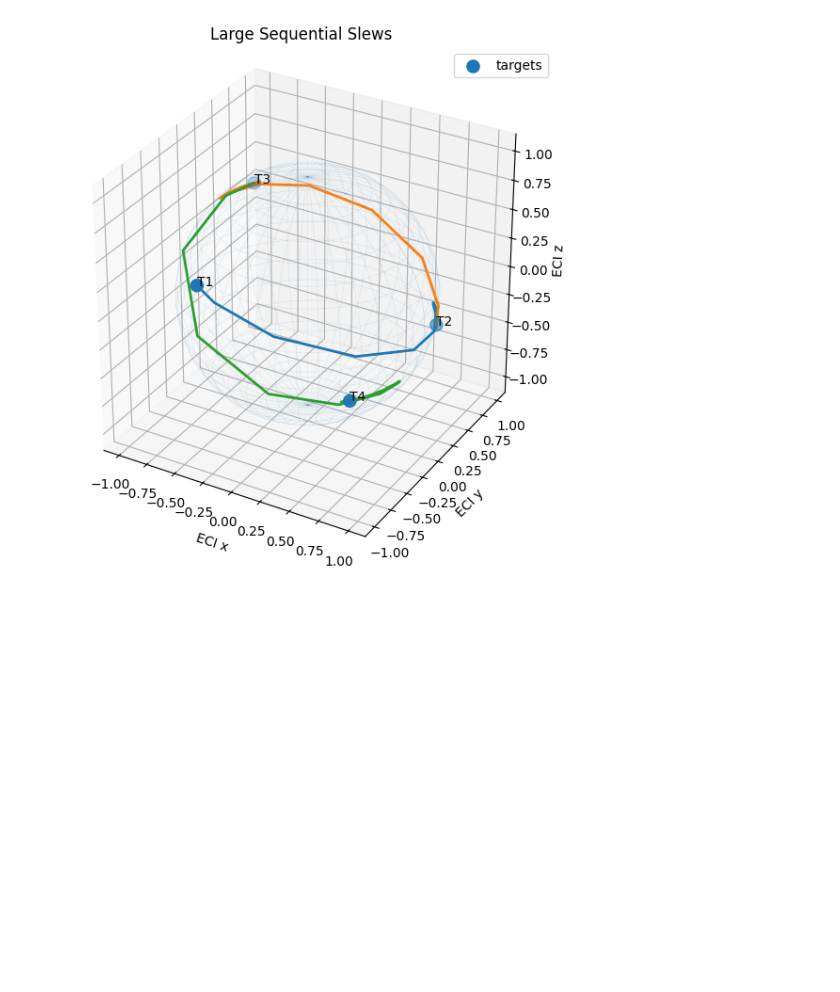
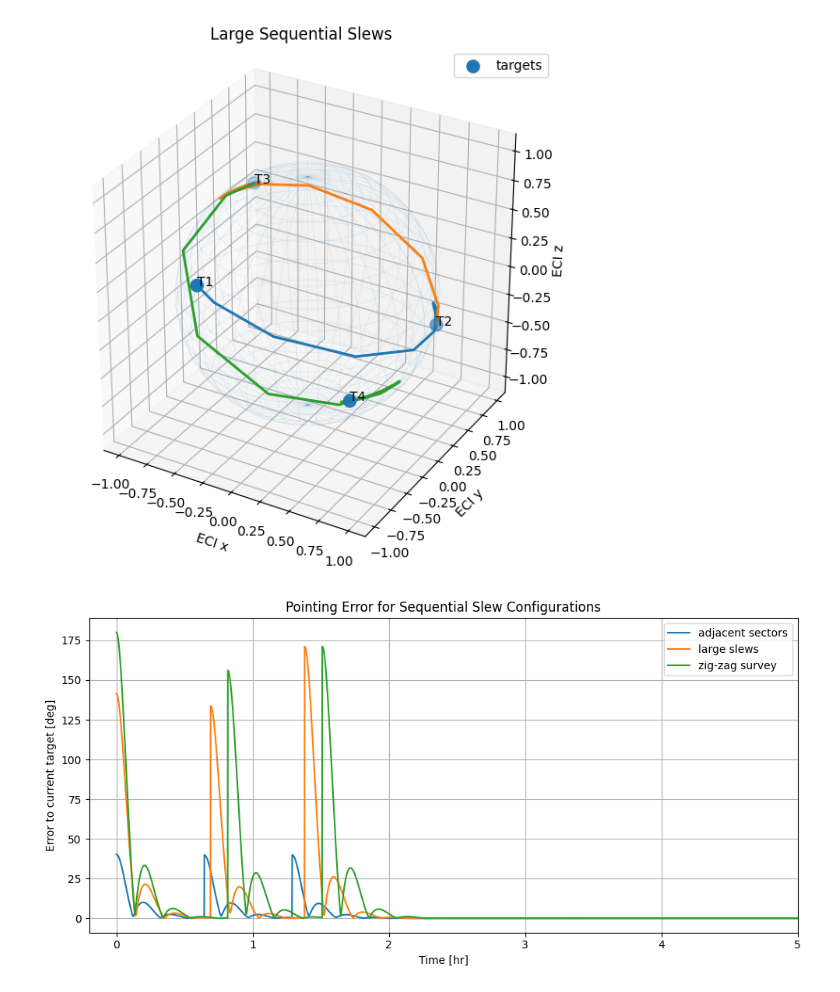
Before and after one commit to nrmiller-lab/TESS-ADCS-Project, a Jupyter notebook: HW5_final.ipynb, the cells around one changed output. Drawn from its saved outputs; the diff is of its cells as text; code cells hidden in the pictures; blank space fills up the shorter version.

```diff
--- a/HW5/HW5_new.ipynb
+++ b/HW5_final.ipynb
@@ -2820,3 +1621,67 @@ plt.savefig('LargeSlews.png')
 plt.show()
 # %% [output]
 [figure]
+# %%
+# ============================================================
+# Combined pointing error comparison for all three trajectories
+# ============================================================
+
+scenario_params = {
+    "adjacent sectors": {"kp": 0.006, "kd": 0.50},
+    "large slews": {"kp": 0.006, "kd": 0.65},
+    "zig-zag survey": {"kp": 0.006, "kd": 0.60},
+}
+
+reach_tol = 5.0
+settle_tol = 1.0
+torque_cap = 0.01
+
+plt.figure(figsize=(10,5))
+
+for scenario_name, gains in scenario_params.items():
+
+    targets_i = target_sets[scenario_name]
+
+    q0_i = targets_i[0]
+    x0_i = np.hstack([q0_i, np.zeros(3)])
+
+    seq_i = simulate_sequential_slews_with_settling(
+        x0_i,
+        targets_i,
+        kp=gains["kp"],
+        kd=gains["kd"],
+        torque_cap=torque_cap,
+        reach_tol_deg=reach_tol,
+        settle_tol_deg=settle_tol,
+        settle_dwell_s=600.0
+    )
+
+    err_i = seq_i["err"]
+    switches_i = seq_i["switch_times"]
+    time_hr = t_eval / 3600
+
+    if len(switches_i) > 0:
+        final_i = switches_i[-1]/3600 + 1.0
+    else:
+        final_i = time_hr[-1]
+
+    mask_i = time_hr <= final_i
+
+    plt.plot(
+        time_hr[mask_i],
+        err_i[mask_i],
+        label=f"{scenario_name}"
+    )
+
+
+plt.xlabel("Time [hr]")
+plt.ylabel("Error to current target [deg]")
+plt.xlim(-0.2, 5)
+plt.title("Pointing Error for Sequential Slew Configurations")
+plt.grid(True)
+plt.legend()
+plt.tight_layout()
+plt.savefig("PointingErrorComparison.png", dpi=300)
+plt.show()
+# %% [output]
+[figure, added]
```
Also changed, not shown: parts of 15 cells of this notebook, 7 other files.
